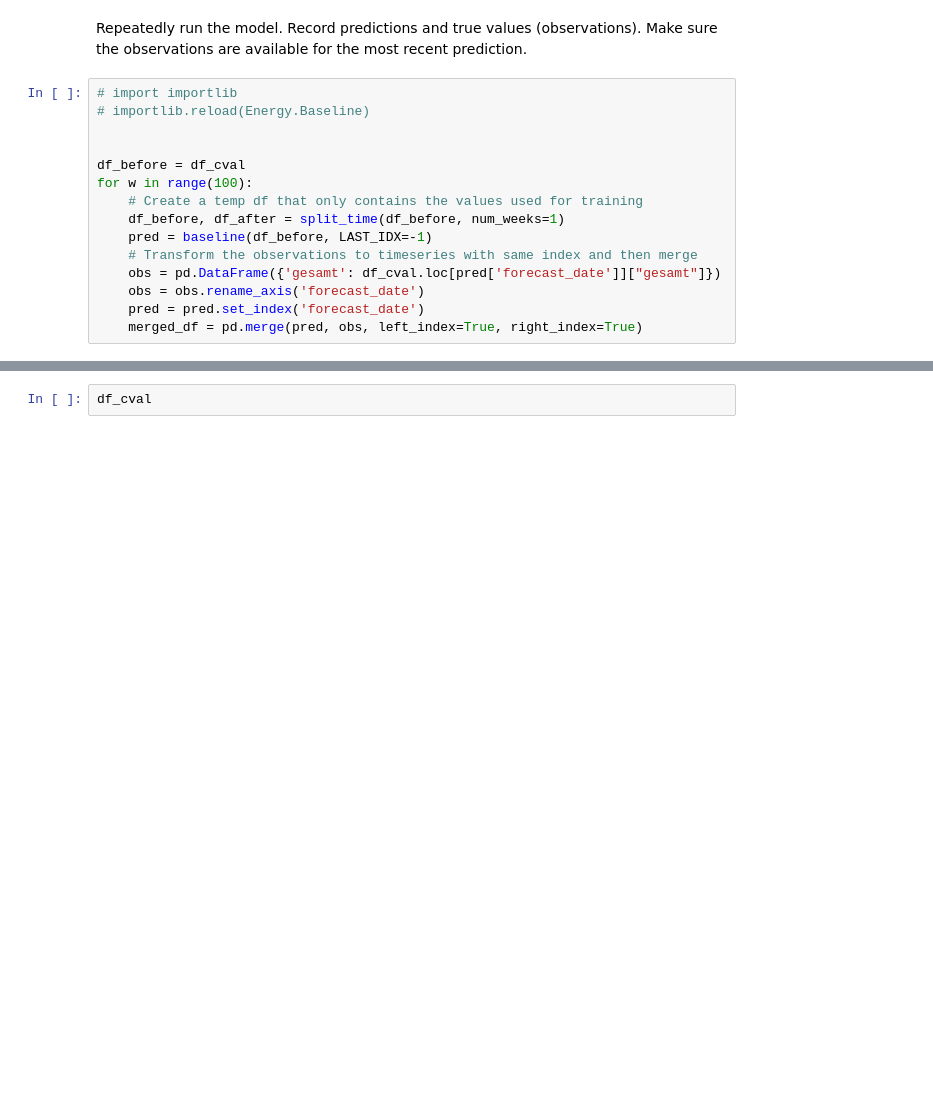
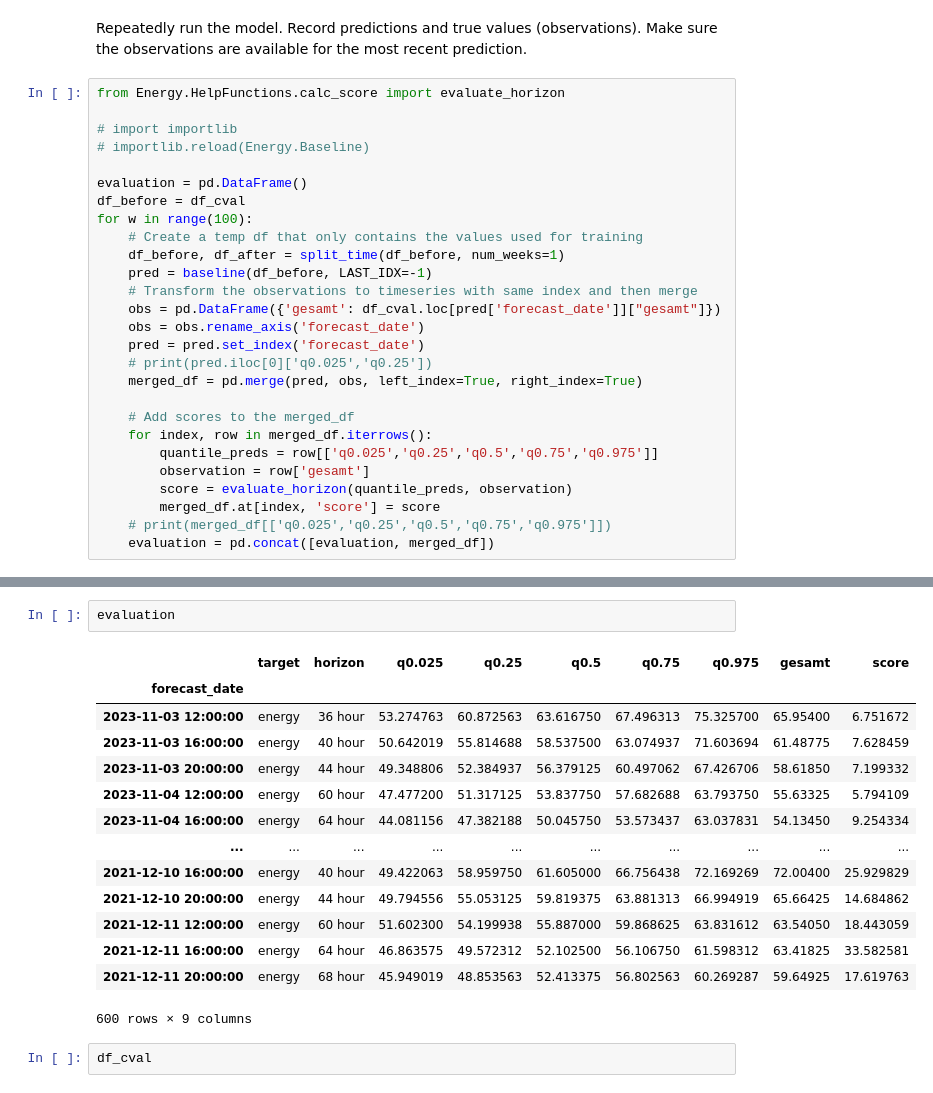
Before and after one commit to EliasKng/PTSFC, a Jupyter notebook: Energy/cross_validation.ipynb, the cells around one changed output, grey strips where cells are left out. Cells and saved outputs as stored; diff of their text form; blank space fills up the shorter version.

Commit message:
Calculate scores in cross validation

```diff
--- a/Energy/cross_validation.ipynb
+++ b/Energy/cross_validation.ipynb
@@ -78,10 +78,12 @@ baseline(df_cval, LAST_IDX=-1)
 # %% [markdown]
 Repeatedly run the model. Record predictions and true values (observations). Make sure the observations are available for the most recent prediction.
 # %%
+from Energy.HelpFunctions.calc_score import evaluate_horizon
+
 # import importlib
 # importlib.reload(Energy.Baseline)
 
-
+evaluation = pd.DataFrame()
 df_before = df_cval
 for w in range(100):
     # Create a temp df that only contains the values used for training
@@ -91,5 +93,15 @@ for w in range(100):
     obs = pd.DataFrame({'gesamt': df_cval.loc[pred['forecast_date']]["gesamt"]})
     obs = obs.rename_axis('forecast_date')
     pred = pred.set_index('forecast_date')
+    # print(pred.iloc[0]['q0.025','q0.25'])
     merged_df = pd.merge(pred, obs, left_index=True, right_index=True)
+
+    # Add scores to the merged_df
+    for index, row in merged_df.iterrows():
+        quantile_preds = row[['q0.025','q0.25','q0.5','q0.75','q0.975']]
+        observation = row['gesamt']
+        score = evaluate_horizon(quantile_preds, observation)
+        merged_df.at[index, 'score'] = score
+    # print(merged_df[['q0.025','q0.25','q0.5','q0.75','q0.975']])
+    evaluation = pd.concat([evaluation, merged_df])
 # %% [output]
@@ -113,3 +125,20 @@ forecast_date
+# %%
+evaluation
+# %% [output]
+|  | target | horizon | q0.025 | q0.25 | q0.5 | q0.75 | q0.975 | gesamt | score |
+| forecast_date |  |  |  |  |  |  |  |  |  |
+| 2023-11-03 12:00:00 | energy | 36 hour | 53.274763 | 60.872563 | 63.616750 | 67.496313 | 75.325700 | 65.95400 | 6.751672 |
+| 2023-11-03 16:00:00 | energy | 40 hour | 50.642019 | 55.814688 | 58.537500 | 63.074937 | 71.603694 | 61.48775 | 7.628459 |
+| 2023-11-03 20:00:00 | energy | 44 hour | 49.348806 | 52.384937 | 56.379125 | 60.497062 | 67.426706 | 58.61850 | 7.199332 |
+| 2023-11-04 12:00:00 | energy | 60 hour | 47.477200 | 51.317125 | 53.837750 | 57.682688 | 63.793750 | 55.63325 | 5.794109 |
+| 2023-11-04 16:00:00 | energy | 64 hour | 44.081156 | 47.382188 | 50.045750 | 53.573437 | 63.037831 | 54.13450 | 9.254334 |
+| ... | ... | ... | ... | ... | ... | ... | ... | ... | ... |
+| 2021-12-10 16:00:00 | energy | 40 hour | 49.422063 | 58.959750 | 61.605000 | 66.756438 | 72.169269 | 72.00400 | 25.929829 |
+| 2021-12-10 20:00:00 | energy | 44 hour | 49.794556 | 55.053125 | 59.819375 | 63.881313 | 66.994919 | 65.66425 | 14.684862 |
+| 2021-12-11 12:00:00 | energy | 60 hour | 51.602300 | 54.199938 | 55.887000 | 59.868625 | 63.831612 | 63.54050 | 18.443059 |
+| 2021-12-11 16:00:00 | energy | 64 hour | 46.863575 | 49.572312 | 52.102500 | 56.106750 | 61.598312 | 63.41825 | 33.582581 |
+| 2021-12-11 20:00:00 | energy | 68 hour | 45.949019 | 48.853563 | 52.413375 | 56.802563 | 60.269287 | 59.64925 | 17.619763 |
+600 rows × 9 columns
 # %%
 df_cval
 # %% [output]
```
Also changed, not shown: parts of 1 cell of this notebook, 1 other file.
